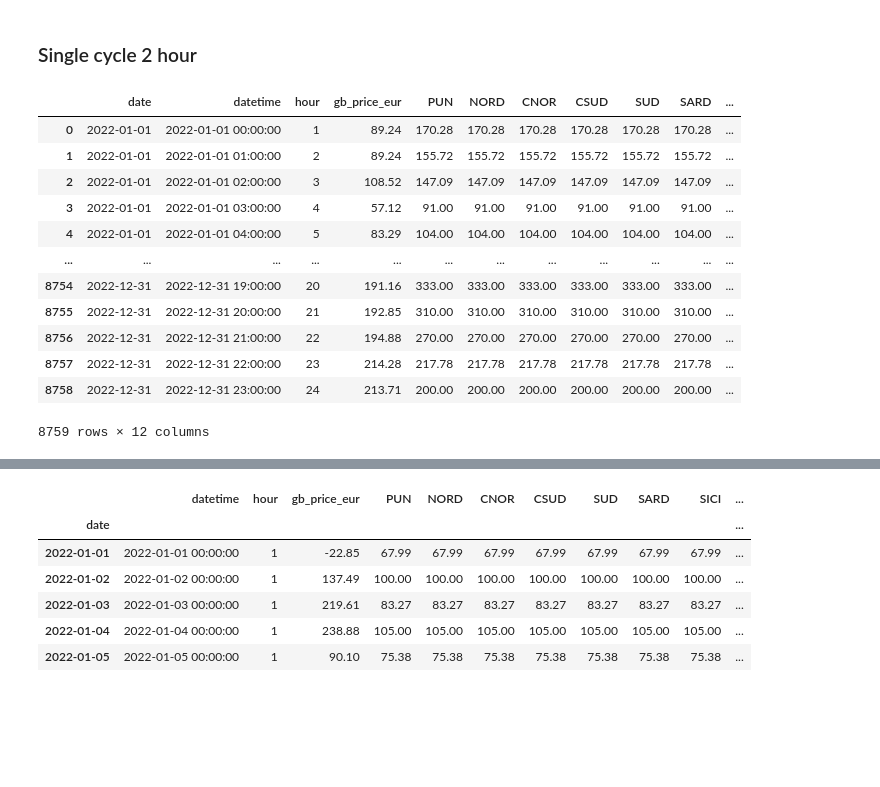
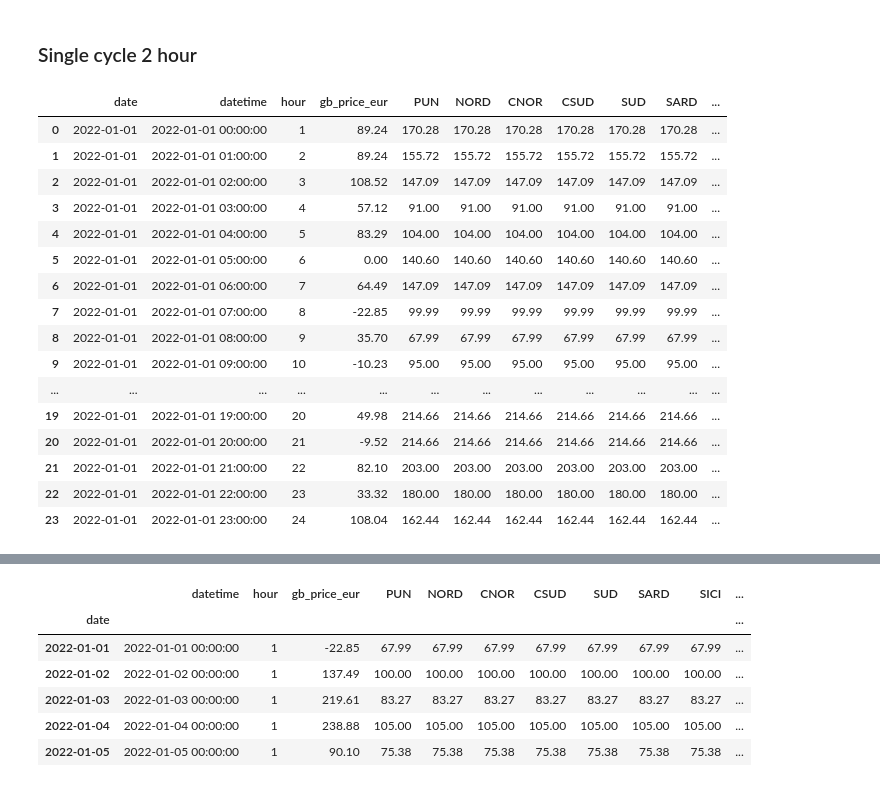
Before and after one commit to asadiceccarelli/italian-wholesale, a Jupyter notebook: scripts/market_revenues.ipynb, the cells around one changed output, grey strips where cells are left out. Saved outputs shown, nothing was run; the diff lists cells and outputs as text; code cells hidden in the pictures; blank space fills up the shorter version.

```diff
--- a/scripts/market_revenues.ipynb
+++ b/scripts/market_revenues.ipynb
@@ -117,18 +127,22 @@ fig
 # %% [markdown]
 ### Single cycle 2 hour
 # %%
-price_df
+price_df.head(24)
 # %% [output]
 |  | date | datetime | hour | gb_price_eur | PUN | NORD | CNOR | CSUD | SUD | SARD | ... |
 | 0 | 2022-01-01 | 2022-01-01 00:00:00 | 1 | 89.24 | 170.28 | 170.28 | 170.28 | 170.28 | 170.28 | 170.28 | ... |
 | 1 | 2022-01-01 | 2022-01-01 01:00:00 | 2 | 89.24 | 155.72 | 155.72 | 155.72 | 155.72 | 155.72 | 155.72 | ... |
 | 2 | 2022-01-01 | 2022-01-01 02:00:00 | 3 | 108.52 | 147.09 | 147.09 | 147.09 | 147.09 | 147.09 | 147.09 | ... |
 | 3 | 2022-01-01 | 2022-01-01 03:00:00 | 4 | 57.12 | 91.00 | 91.00 | 91.00 | 91.00 | 91.00 | 91.00 | ... |
 | 4 | 2022-01-01 | 2022-01-01 04:00:00 | 5 | 83.29 | 104.00 | 104.00 | 104.00 | 104.00 | 104.00 | 104.00 | ... |
+| 5 | 2022-01-01 | 2022-01-01 05:00:00 | 6 | 0.00 | 140.60 | 140.60 | 140.60 | 140.60 | 140.60 | 140.60 | ... |
+| 6 | 2022-01-01 | 2022-01-01 06:00:00 | 7 | 64.49 | 147.09 | 147.09 | 147.09 | 147.09 | 147.09 | 147.09 | ... |
+| 7 | 2022-01-01 | 2022-01-01 07:00:00 | 8 | -22.85 | 99.99 | 99.99 | 99.99 | 99.99 | 99.99 | 99.99 | ... |
+| 8 | 2022-01-01 | 2022-01-01 08:00:00 | 9 | 35.70 | 67.99 | 67.99 | 67.99 | 67.99 | 67.99 | 67.99 | ... |
+| 9 | 2022-01-01 | 2022-01-01 09:00:00 | 10 | -10.23 | 95.00 | 95.00 | 95.00 | 95.00 | 95.00 | 95.00 | ... |
 | ... | ... | ... | ... | ... | ... | ... | ... | ... | ... | ... | ... |
-| 8754 | 2022-12-31 | 2022-12-31 19:00:00 | 20 | 191.16 | 333.00 | 333.00 | 333.00 | 333.00 | 333.00 | 333.00 | ... |
-| 8755 | 2022-12-31 | 2022-12-31 20:00:00 | 21 | 192.85 | 310.00 | 310.00 | 310.00 | 310.00 | 310.00 | 310.00 | ... |
-| 8756 | 2022-12-31 | 2022-12-31 21:00:00 | 22 | 194.88 | 270.00 | 270.00 | 270.00 | 270.00 | 270.00 | 270.00 | ... |
-| 8757 | 2022-12-31 | 2022-12-31 22:00:00 | 23 | 214.28 | 217.78 | 217.78 | 217.78 | 217.78 | 217.78 | 217.78 | ... |
-| 8758 | 2022-12-31 | 2022-12-31 23:00:00 | 24 | 213.71 | 200.00 | 200.00 | 200.00 | 200.00 | 200.00 | 200.00 | ... |
+| 19 | 2022-01-01 | 2022-01-01 19:00:00 | 20 | 49.98 | 214.66 | 214.66 | 214.66 | 214.66 | 214.66 | 214.66 | ... |
+| 20 | 2022-01-01 | 2022-01-01 20:00:00 | 21 | -9.52 | 214.66 | 214.66 | 214.66 | 214.66 | 214.66 | 214.66 | ... |
+| 21 | 2022-01-01 | 2022-01-01 21:00:00 | 22 | 82.10 | 203.00 | 203.00 | 203.00 | 203.00 | 203.00 | 203.00 | ... |
+| 22 | 2022-01-01 | 2022-01-01 22:00:00 | 23 | 33.32 | 180.00 | 180.00 | 180.00 | 180.00 | 180.00 | 180.00 | ... |
+| 23 | 2022-01-01 | 2022-01-01 23:00:00 | 24 | 108.04 | 162.44 | 162.44 | 162.44 | 162.44 | 162.44 | 162.44 | ... |
-8759 rows × 12 columns
```
Also changed, not shown: parts of 19 cells of this notebook, 2 other files.
